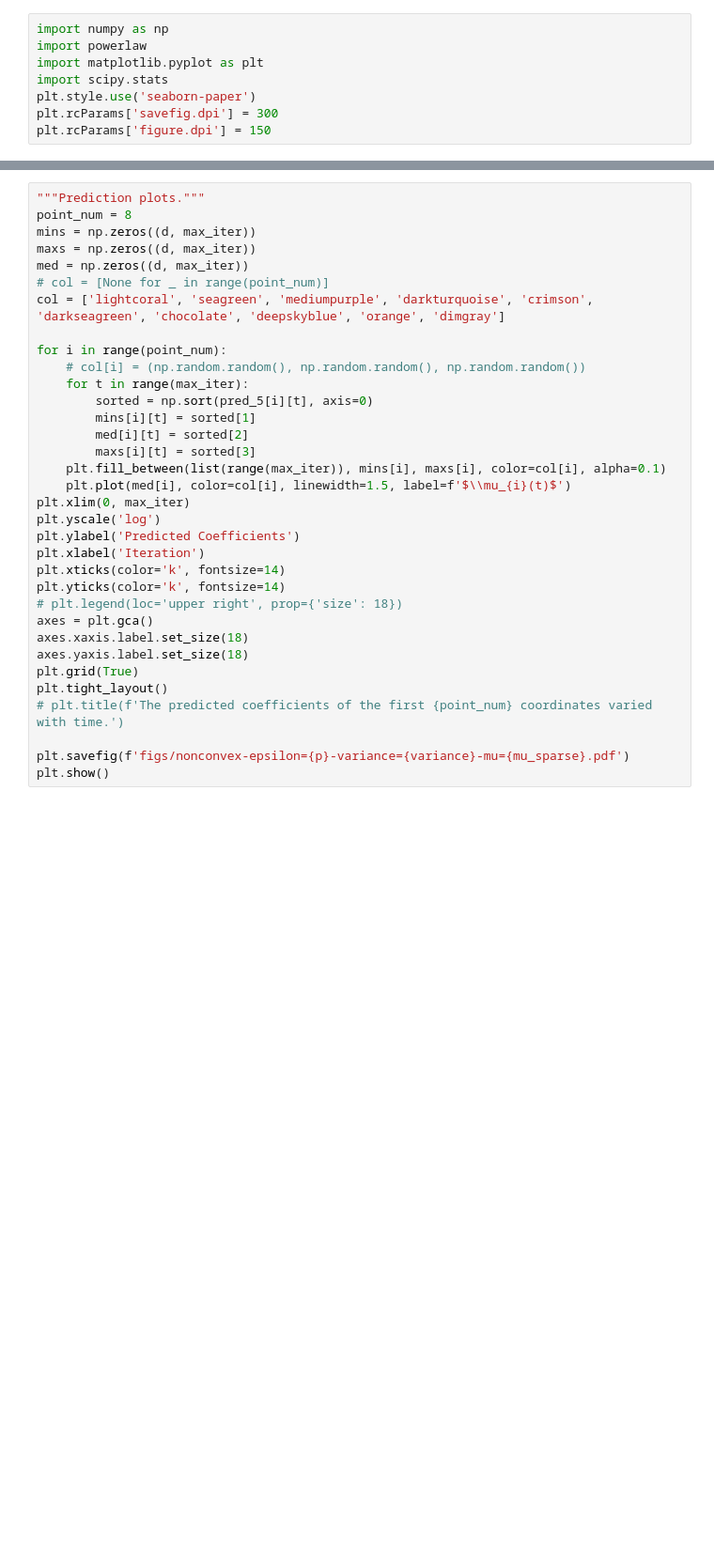
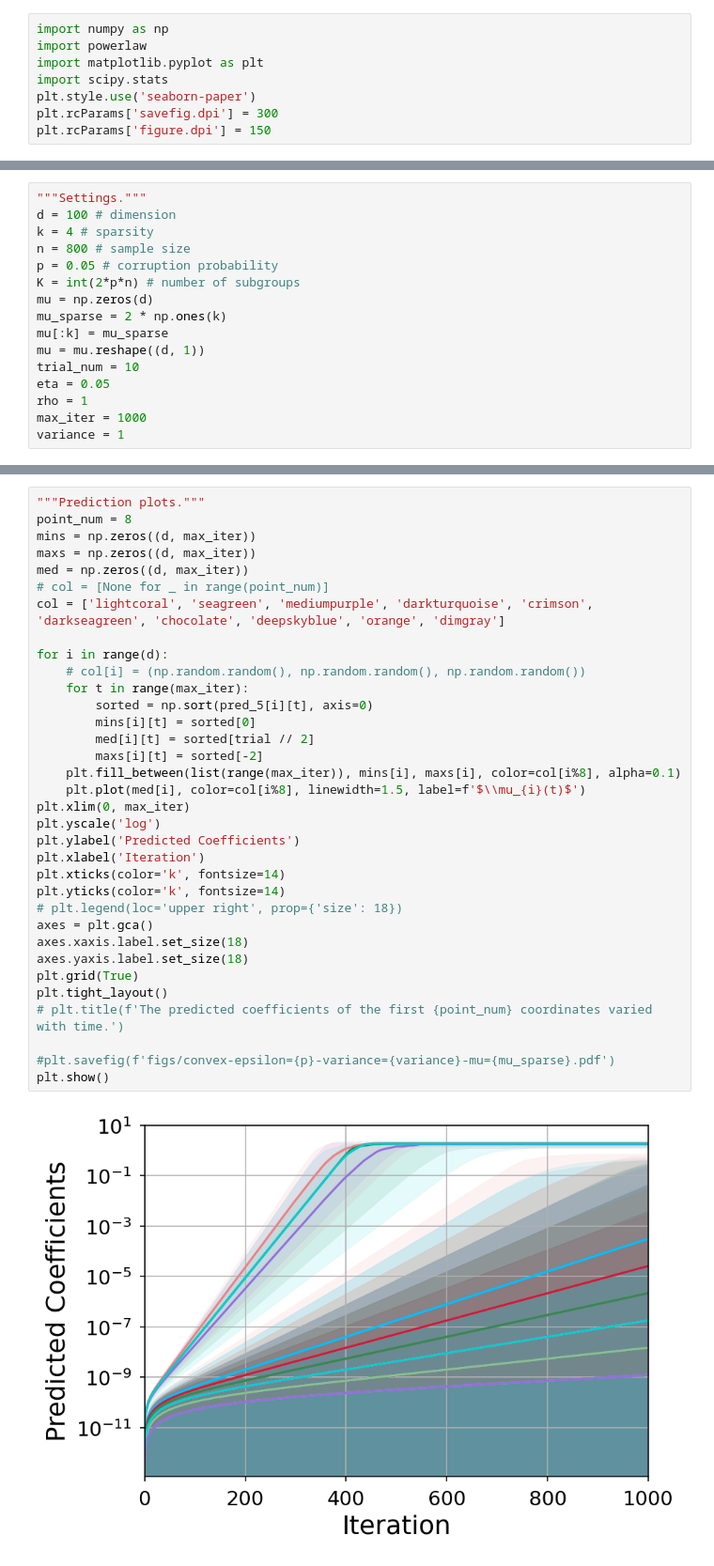
Before and after one commit to ying-hui-he/Robust_mean_estimation, a Jupyter notebook: stage1/stage1_estimation.ipynb, the cells around one changed output, grey strips where cells are left out. Shown at 94% size. Drawn from its saved outputs; the diff is of its cells as text; blank space fills up the shorter version.

Commit message:
stage1 figure

```diff
--- a/stage1/stage1_estimation.ipynb
+++ b/stage1/stage1_estimation.ipynb
@@ -113 +271,17 @@ plt.show()
+# %%
+"""Settings."""
+d = 100 # dimension
+k = 4 # sparsity
+n = 800 # sample size
+p = 0.05 # corruption probability
+K = int(2*p*n) # number of subgroups
+mu = np.zeros(d)
+mu_sparse = 2 * np.ones(k)
+mu[:k] = mu_sparse
+mu = mu.reshape((d, 1))
+trial_num = 10
+eta = 0.05
+rho = 1
+max_iter = 1000
+variance = 1
 # %%
@@ -163,34 +368,36 @@ print(pred_5.shape)
 # %%
 """Prediction plots."""
 point_num = 8
 mins = np.zeros((d, max_iter))
 maxs = np.zeros((d, max_iter))
 med = np.zeros((d, max_iter))
 # col = [None for _ in range(point_num)]
 col = ['lightcoral', 'seagreen', 'mediumpurple', 'darkturquoise', 'crimson', 'darkseagreen', 'chocolate', 'deepskyblue', 'orange', 'dimgray']
 
-for i in range(point_num):
+for i in range(d):
     # col[i] = (np.random.random(), np.random.random(), np.random.random())
     for t in range(max_iter):
         sorted = np.sort(pred_5[i][t], axis=0)
-        mins[i][t] = sorted[1]
-        med[i][t] = sorted[2]
-        maxs[i][t] = sorted[3]
-    plt.fill_between(list(range(max_iter)), mins[i], maxs[i], color=col[i], alpha=0.1)
-    plt.plot(med[i], color=col[i], linewidth=1.5, label=f'$\\mu_{i}(t)$')
+        mins[i][t] = sorted[0]
+        med[i][t] = sorted[trial // 2]
+        maxs[i][t] = sorted[-2]
+    plt.fill_between(list(range(max_iter)), mins[i], maxs[i], color=col[i%8], alpha=0.1)
+    plt.plot(med[i], color=col[i%8], linewidth=1.5, label=f'$\\mu_{i}(t)$')
 plt.xlim(0, max_iter)
 plt.yscale('log')
 plt.ylabel('Predicted Coefficients')
 plt.xlabel('Iteration')
 plt.xticks(color='k', fontsize=14)
 plt.yticks(color='k', fontsize=14)
 # plt.legend(loc='upper right', prop={'size': 18})
 axes = plt.gca()
 axes.xaxis.label.set_size(18)
 axes.yaxis.label.set_size(18)
 plt.grid(True)
 plt.tight_layout()
 # plt.title(f'The predicted coefficients of the first {point_num} coordinates varied with time.')
 
-plt.savefig(f'figs/nonconvex-epsilon={p}-variance={variance}-mu={mu_sparse}.pdf')
+#plt.savefig(f'figs/convex-epsilon={p}-variance={variance}-mu={mu_sparse}.pdf')
 plt.show()
+# %% [output]
+[figure, added]
```
Also changed, not shown: parts of 9 cells of this notebook, 5 other files.
